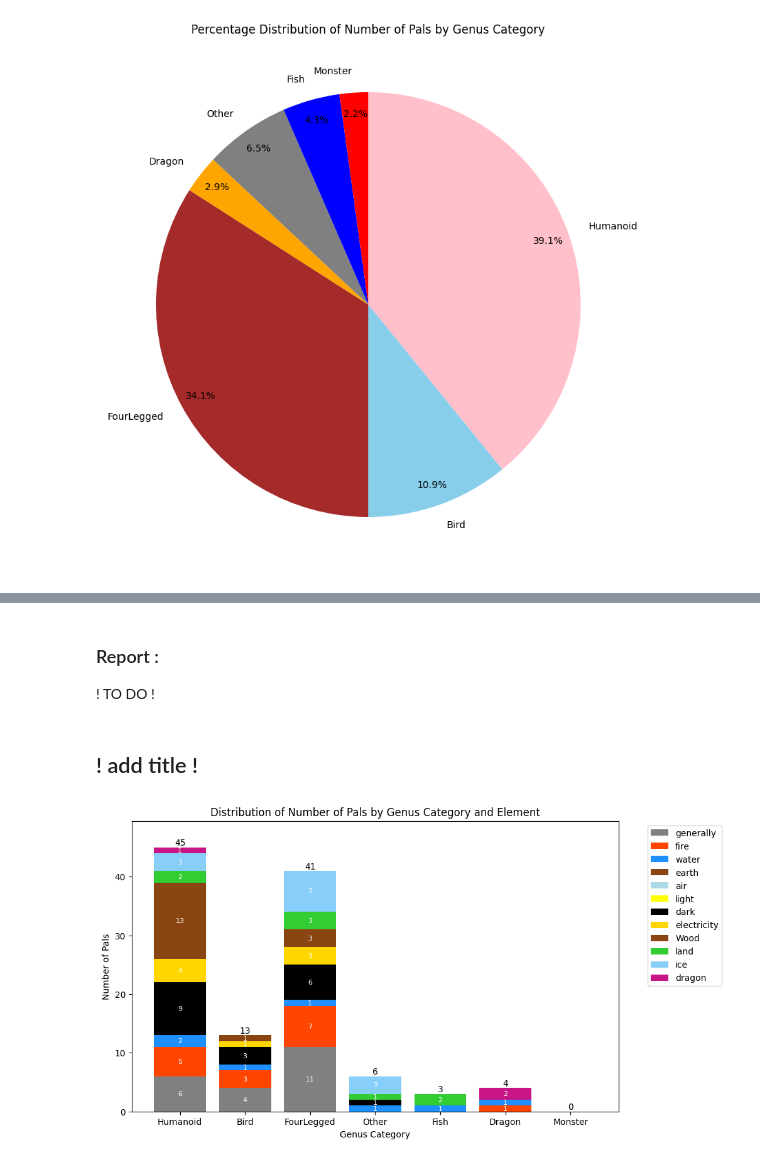
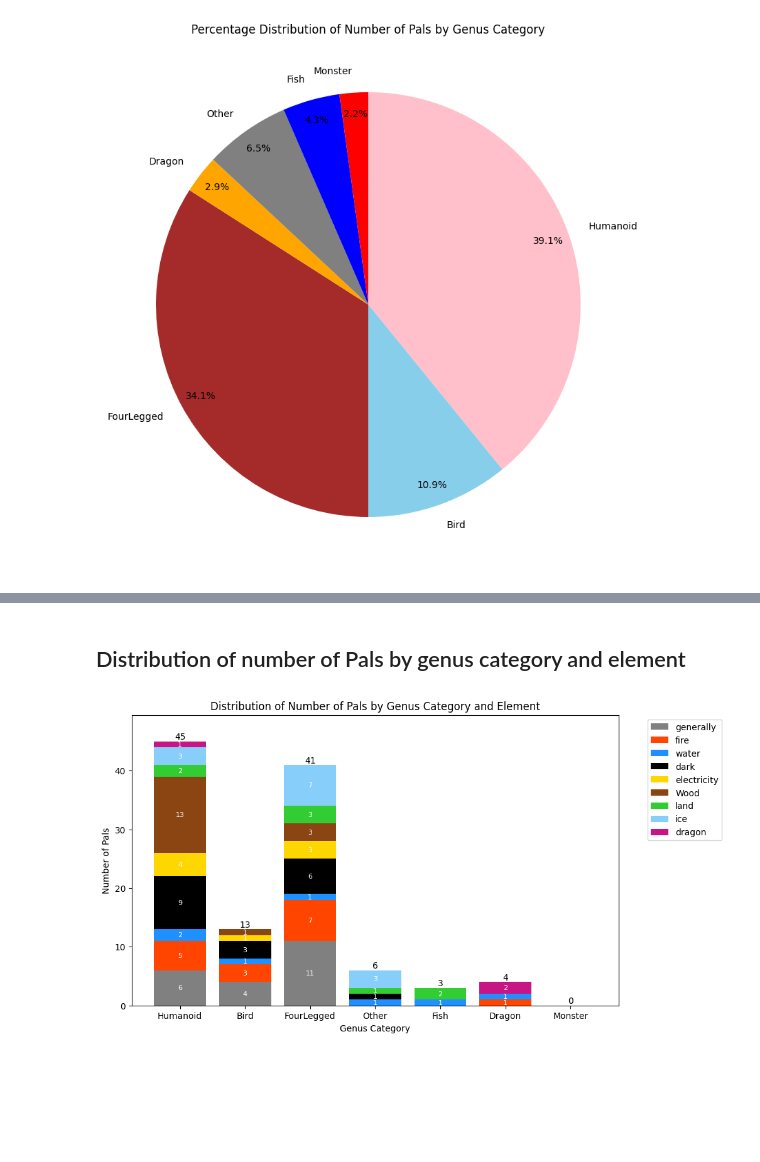
Before and after one commit to christian-aucane/pals-analysis, a Jupyter notebook: analysis.ipynb, the cells around one changed output, grey strips where cells are left out. Cells and saved outputs as stored; diff of their text form; code cells hidden in the pictures; blank space fills up the shorter version.

```diff
--- a/analysis.ipynb
+++ b/analysis.ipynb
@@ -390,8 +394,5 @@ genus_category_distribution_rarity_bar()
-# %% [markdown]
-### Report :
-! TO DO !
-# %% [markdown]
-## ! add title !
+# %% [markdown]
+## Distribution of number of Pals by genus category and element
 # %%
 # Function to plot the distribution of pals genius category by element
 def genus_category_distribution_single_element_bar():
@@ -417,37 +418,37 @@ def genus_category_distribution_single_element_bar():
                 genus_category_freq[category][element] = 1
 
     # Defining color gradient for elements
-    colors = {'generally': 'gray', 'fire': '#ff4500', 'water': '#1e90ff', 'earth': '#8b4513', 'air': 'lightblue', 'light': 'yellow', 'dark': 'black', 'electricity': '#ffd700', 'Wood': '#8B4513', 'land': '#32CD32', 'ice': '#87CEFA', 'dragon': '#C71585'}
+    colors = {'generally': 'gray', 'fire': '#ff4500', 'water': '#1e90ff', 'dark': 'black', 'electricity': '#ffd700', 'Wood': '#8B4513', 'land': '#32CD32', 'ice': '#87CEFA', 'dragon': '#C71585'}
     # Ordering the categories and elements in the desired order
-    elements_order = ['generally', 'fire', 'water', 'earth', 'air', 'light', 'dark', 'electricity', 'Wood', 'land', 'ice', 'dragon']
+    elements_order = ['generally', 'fire', 'water', 'dark', 'electricity', 'Wood', 'land', 'ice', 'dragon']
     categories_order = ['Humanoid', 'Bird', 'FourLegged', 'Other', 'Fish', 'Dragon', 'Monster']
     # Plotting the chart
     fig, ax = plt.subplots(figsize=(10, 6))  # Increase the size of the figure
     bottom = np.zeros(len(categories_order))
     for element in elements_order:
         values = [genus_category_freq[category].get(element, 0) if category in genus_category_freq else 0 for category in categories_order]
         bars = ax.bar(categories_order, values, bottom=bottom, color=colors[element])
         bottom += values
 
         # Adding the text inside the bars
         for bar, value in zip(bars, values):
             height = bar.get_height()
             if height != 0:
                 ax.text(bar.get_x() + bar.get_width() / 2, bar.get_y() + height / 2, str(value), ha='center', va='center', color='white', fontsize=8)
 
     # Adding the total number of pals above each bar
     for i, total in enumerate(bottom):
         ax.text(categories_order[i], total, str(int(total)), ha='center', va='bottom', color='black', fontsize=10)
 
     ax.set_xlabel('Genus Category')
     ax.set_ylabel('Number of Pals')
     ax.set_title('Distribution of Number of Pals by Genus Category and Element')
     ax.legend(elements_order, bbox_to_anchor=(1.05, 1), loc='upper left')  # Move the legend to the right side of the plot
     ax.set_ylim(0, max(bottom)*1.1)  # Increase the maximum y-value by 10%
 
     plt.show()
 
 # Calling the function
 genus_category_distribution_single_element_bar()
 # %% [output]
-[figure, old version]
+[figure, new version]
```
Also changed, not shown: parts of 47 cells of this notebook.
